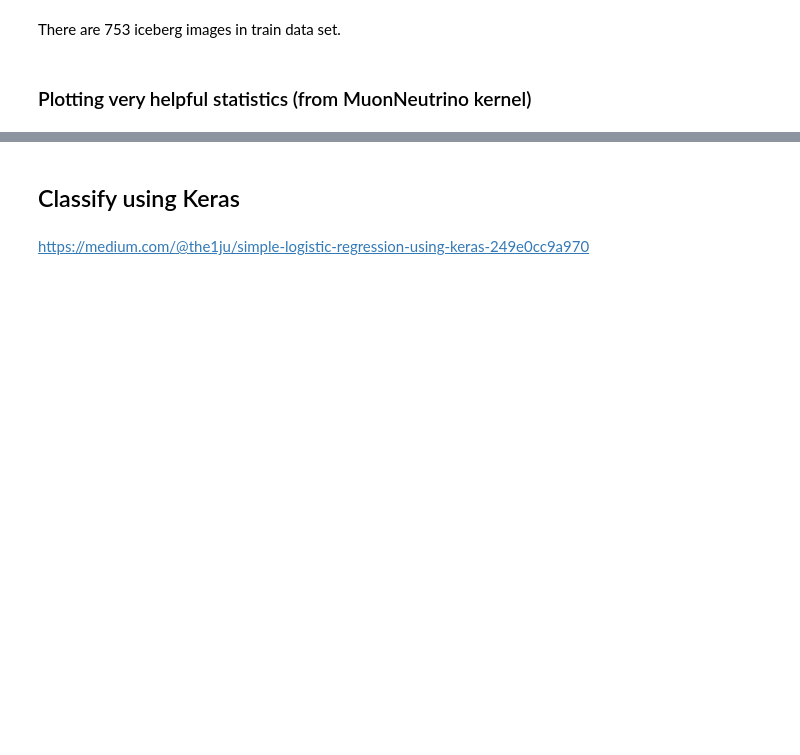
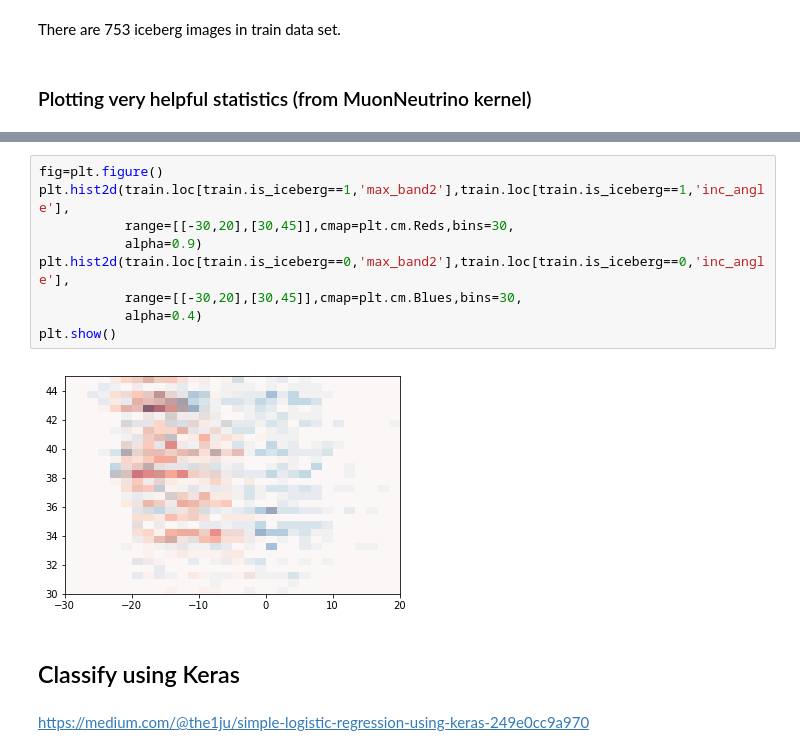
Before and after one commit to hieu325/icebergclassifier, a Jupyter notebook: LogisticRegressionModel.ipynb, the cells around one changed output, grey strips where cells are left out. Cells and saved outputs as stored; diff of their text form; blank space fills up the shorter version.

```diff
--- a/LogisticRegressionModel.ipynb
+++ b/LogisticRegressionModel.ipynb
@@ -193,3 +201,14 @@ plt.show()
+# %%
+fig=plt.figure()
+plt.hist2d(train.loc[train.is_iceberg==1,'max_band2'],train.loc[train.is_iceberg==1,'inc_angle'],
+           range=[[-30,20],[30,45]],cmap=plt.cm.Reds,bins=30,
+           alpha=0.9)
+plt.hist2d(train.loc[train.is_iceberg==0,'max_band2'],train.loc[train.is_iceberg==0,'inc_angle'],
+           range=[[-30,20],[30,45]],cmap=plt.cm.Blues,bins=30,
+           alpha=0.4)
+plt.show()
+# %% [output]
+[figure, added]
 # %% [markdown]
 ## Classify using Keras
 # %% [markdown]
```
Also changed, not shown: parts of 8 cells of this notebook.
